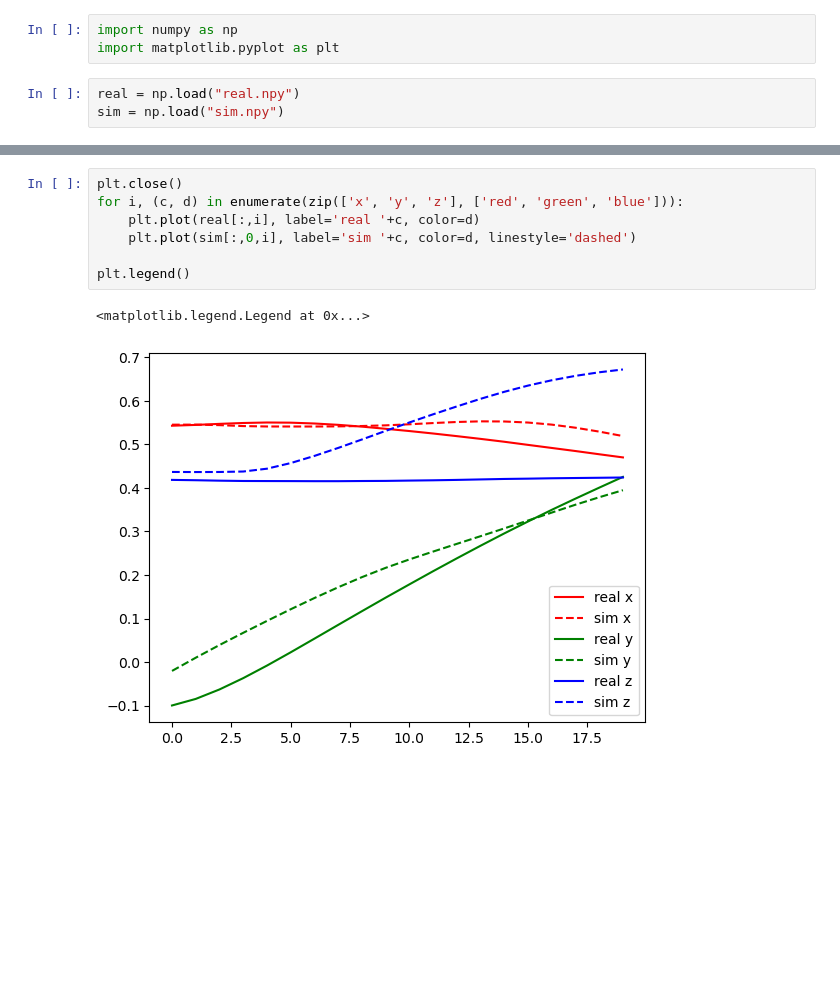
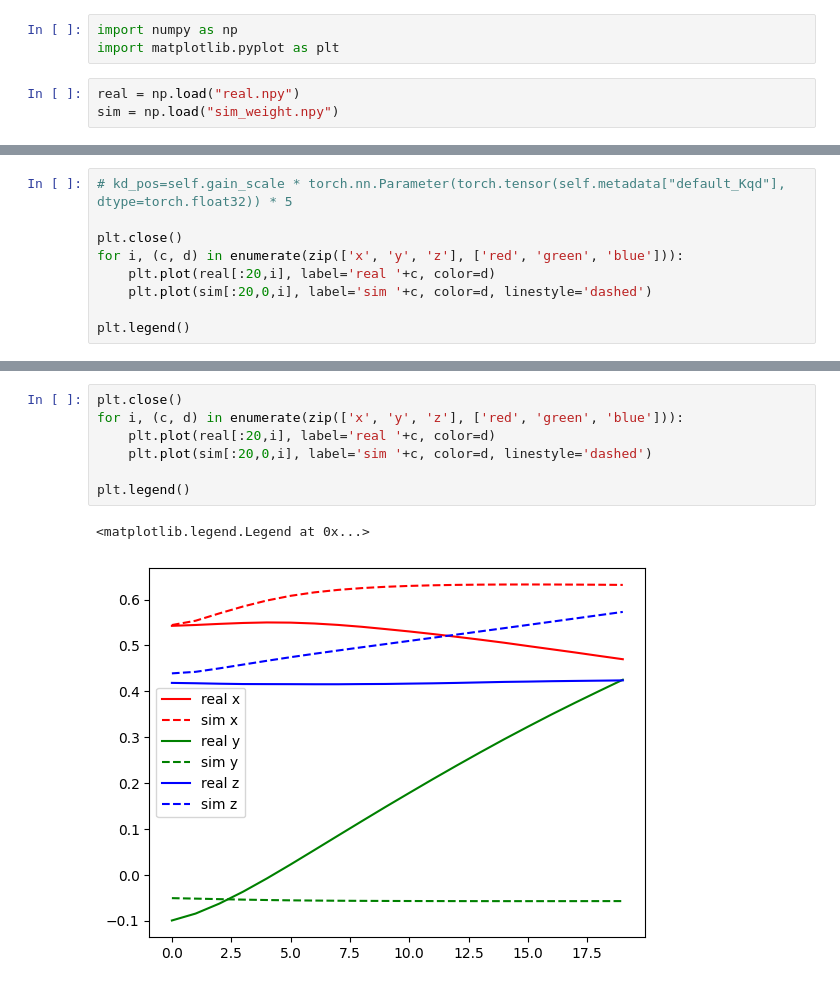
Before and after one commit to thomas0829/franka_control, a Jupyter notebook: plot_sysid.ipynb, the cells around one changed output, grey strips where cells are left out. Cells and saved outputs as stored; diff of their text form; blank space fills up the shorter version.

```diff
--- a/plot_sysid.ipynb
+++ b/plot_sysid.ipynb
@@ -3,7 +3,7 @@ import numpy as np
 import matplotlib.pyplot as plt
 # %%
 real = np.load("real.npy")
-sim = np.load("sim.npy")
+sim = np.load("sim_weight.npy")
 # %%
 real.shape, sim.shape
 # %% [output]
@@ -10,0 +11,9 @@ real.shape, sim.shape
+# %%
+# kd_pos=self.gain_scale * torch.nn.Parameter(torch.tensor(self.metadata["default_Kqd"], dtype=torch.float32)) * 5
+
+plt.close()
+for i, (c, d) in enumerate(zip(['x', 'y', 'z'], ['red', 'green', 'blue'])):
+    plt.plot(real[:20,i], label='real '+c, color=d)
+    plt.plot(sim[:20,0,i], label='sim '+c, color=d, linestyle='dashed')
+
+plt.legend()
@@ -11,10 +23,10 @@ real.shape, sim.shape
 # %%
 plt.close()
 for i, (c, d) in enumerate(zip(['x', 'y', 'z'], ['red', 'green', 'blue'])):
-    plt.plot(real[:,i], label='real '+c, color=d)
-    plt.plot(sim[:,0,i], label='sim '+c, color=d, linestyle='dashed')
+    plt.plot(real[:20,i], label='real '+c, color=d)
+    plt.plot(sim[:20,0,i], label='sim '+c, color=d, linestyle='dashed')
 
 plt.legend()
 # %% [output]
 <matplotlib.legend.Legend at 0x...>
-[figure, old version]
+[figure, new version]
```
Also changed, not shown: parts of 2 cells of this notebook, 13 other files.
